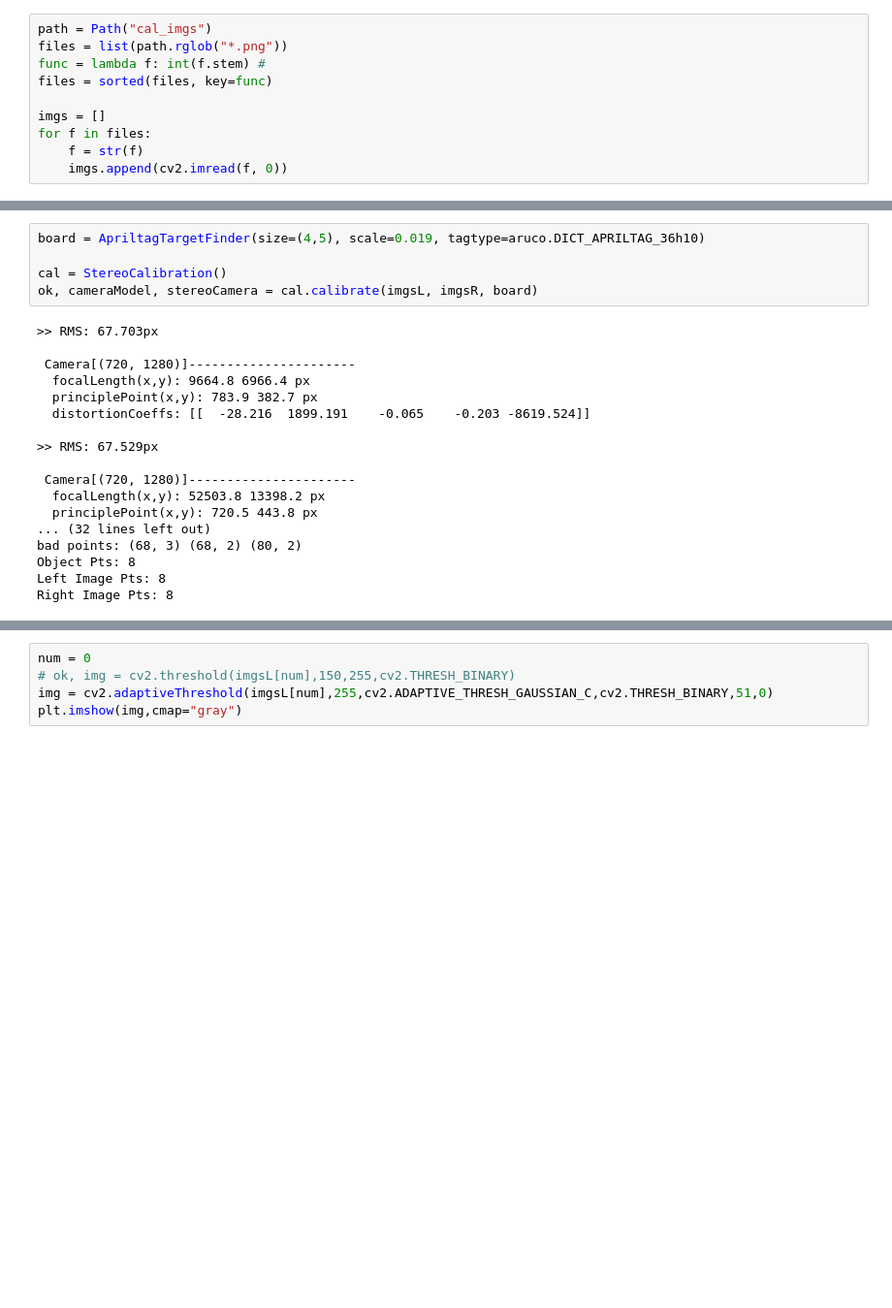
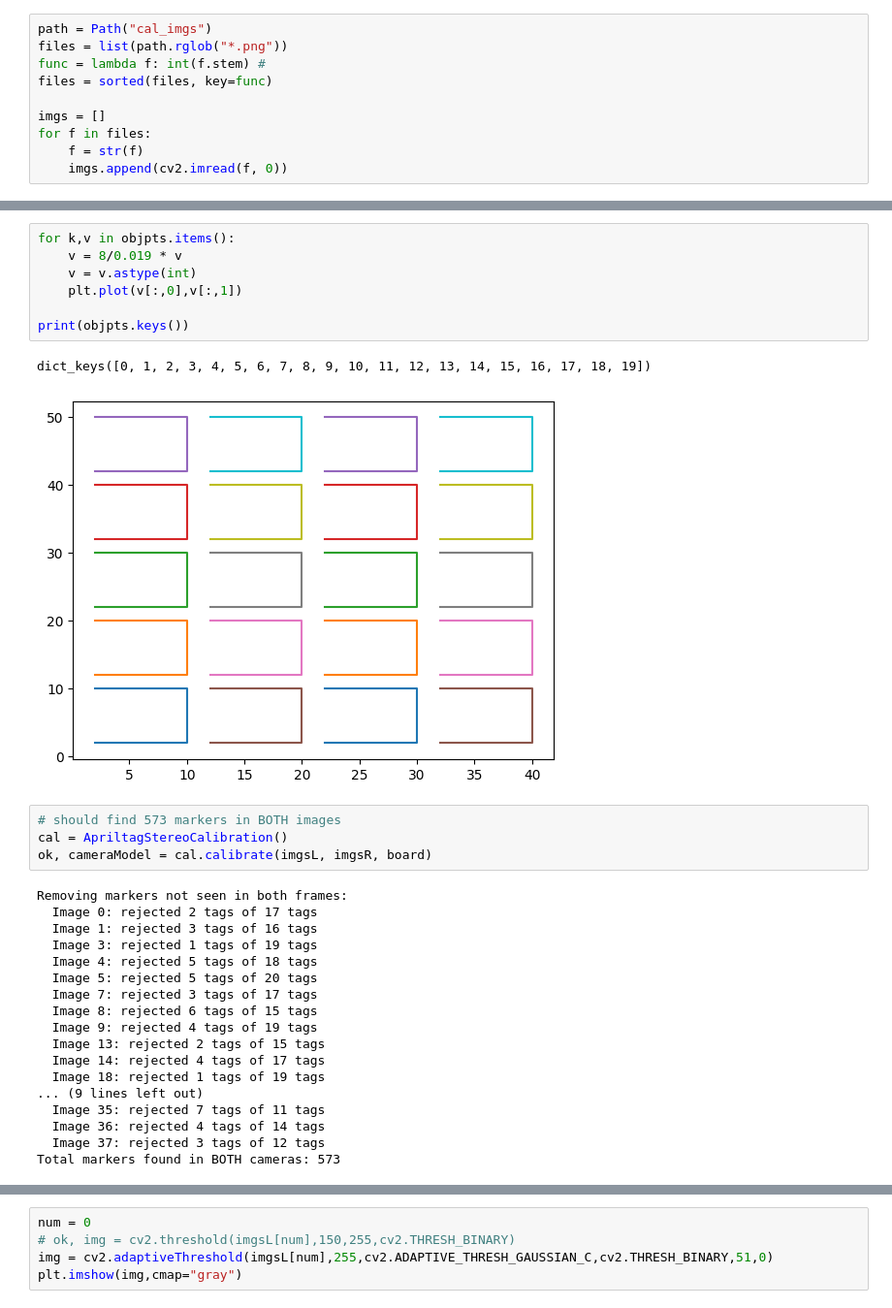
Before and after one commit to MomsFriendlyRobotCompany/opencv_camera, a Jupyter notebook: docs/jupyter/apriltag-stereo-calibration/calibration.ipynb, the cells around one changed output, grey strips where cells are left out. Shown at 97% size. Drawn from its saved outputs; the diff is of its cells as text; blank space fills up the shorter version.

```diff
--- a/docs/jupyter/apriltag-stereo-calibration/calibration.ipynb
+++ b/docs/jupyter/apriltag-stereo-calibration/calibration.ipynb
@@ -214,24 +185,33 @@ Total tags found 17, tag ids:
+# %%
+for k,v in objpts.items():
+    v = 8/0.019 * v
+    v = v.astype(int)
+    plt.plot(v[:,0],v[:,1])
+
+print(objpts.keys())
+# %% [output]
+dict_keys([0, 1, 2, 3, 4, 5, 6, 7, 8, 9, 10, 11, 12, 13, 14, 15, 16, 17, 18, 19])
+[figure, added]
 # %%
-board = ApriltagTargetFinder(size=(4,5), scale=0.019, tagtype=aruco.DICT_APRILTAG_36h10)
-
-cal = StereoCalibration()
-ok, cameraModel, stereoCamera = cal.calibrate(imgsL, imgsR, board)
+# should find 573 markers in BOTH images
+cal = ApriltagStereoCalibration()
+ok, cameraModel = cal.calibrate(imgsL, imgsR, board)
 # %% [output]
->> RMS: 67.703px
-
- Camera[(720, 1280)]----------------------
-  focalLength(x,y): 9664.8 6966.4 px
-  principlePoint(x,y): 783.9 382.7 px
-  distortionCoeffs: [[  -28.216  1899.191    -0.065    -0.203 -8619.524]]
-
->> RMS: 67.529px
-
- Camera[(720, 1280)]----------------------
-  focalLength(x,y): 52503.8 13398.2 px
-  principlePoint(x,y): 720.5 443.8 px
-... (32 lines left out)
-bad points: (68, 3) (68, 2) (80, 2)
-Object Pts: 8
-Left Image Pts: 8
-Right Image Pts: 8
+Removing markers not seen in both frames:
+  Image 0: rejected 2 tags of 17 tags
+  Image 1: rejected 3 tags of 16 tags
+  Image 3: rejected 1 tags of 19 tags
+  Image 4: rejected 5 tags of 18 tags
+  Image 5: rejected 5 tags of 20 tags
+  Image 7: rejected 3 tags of 17 tags
+  Image 8: rejected 6 tags of 15 tags
+  Image 9: rejected 4 tags of 19 tags
+  Image 13: rejected 2 tags of 15 tags
+  Image 14: rejected 4 tags of 17 tags
+  Image 18: rejected 1 tags of 19 tags
+... (9 lines left out)
+  Image 35: rejected 7 tags of 11 tags
+  Image 36: rejected 4 tags of 14 tags
+  Image 37: rejected 3 tags of 12 tags
+Total markers found in BOTH cameras: 573
 # %%
```
Also changed, not shown: parts of 19 cells of this notebook, 11 other files.
